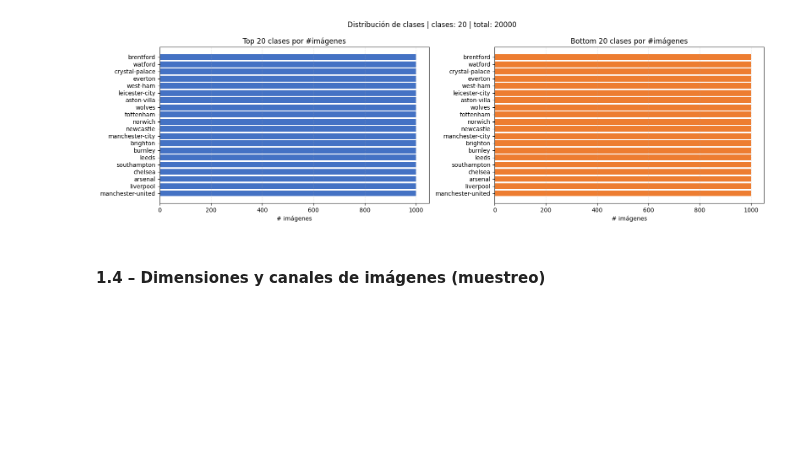
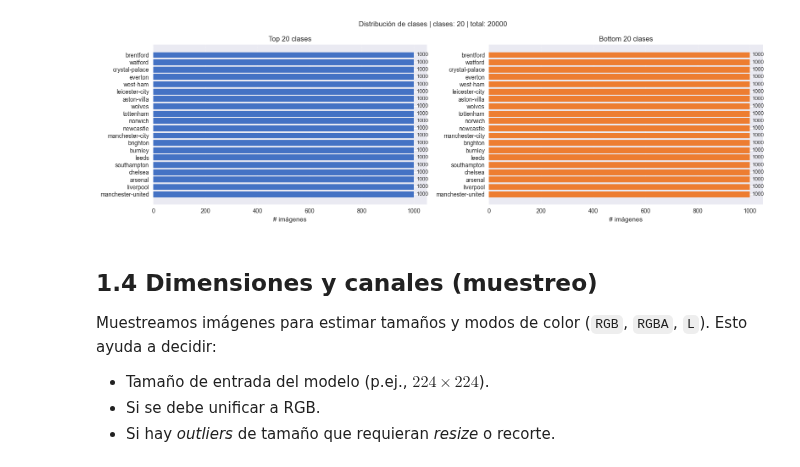
Before and after one commit to esteban0903/AREP-CONVOLUTIONAL-LAYERS, a Jupyter notebook: eda_dataset_exploration.ipynb, the cells around one changed output. Saved outputs shown, nothing was run; the diff lists cells and outputs as text; code cells hidden in the pictures; blank space fills up the shorter version.

```diff
--- a/eda_dataset_exploration.ipynb
+++ b/eda_dataset_exploration.ipynb
@@ -93,35 +172,49 @@ Aquí analizaremos la distribución de las clases en el dataset para asegurarnos
 # %%
 import pandas as pd
 import matplotlib.pyplot as plt
 
 def plot_labels_13(df: pd.DataFrame, top_n: int = 20, label_col: str = "team_name"):
     vc = df[label_col].value_counts()
     n_classes = df[label_col].nunique()
+    total = len(df)
 
+    plt.style.use("seaborn-v0_8")
     fig, axes = plt.subplots(1, 2, figsize=(16, 5))
+
+    def annotate_bars(ax):
+        for p in ax.patches:
+            w = p.get_width()
+            ax.text(w + max(vc.values) * 0.01, p.get_y() + p.get_height() / 2,
+                    f"{int(w)}", va="center", fontsize=9)
 
     top = vc.head(top_n).sort_values(ascending=True)
     axes[0].barh(top.index, top.values, color="#4472C4")
-    axes[0].set_title(f"Top {top_n} clases por #imágenes")
+    axes[0].set_title(f"Top {top_n} clases")
     axes[0].set_xlabel("# imágenes")
     axes[0].grid(axis="x", linestyle="--", alpha=0.3)
+    annotate_bars(axes[0])
 
     bottom = vc.tail(top_n).sort_values(ascending=True)
     axes[1].barh(bottom.index, bottom.values, color="#ED7D31")
-    axes[1].set_title(f"Bottom {top_n} clases por #imágenes")
+    axes[1].set_title(f"Bottom {top_n} clases")
     axes[1].set_xlabel("# imágenes")
     axes[1].grid(axis="x", linestyle="--", alpha=0.3)
+    annotate_bars(axes[1])
 
-    plt.suptitle(f"Distribución de clases | clases: {n_classes} | total: {len(df)}")
+    fig.suptitle(f"Distribución de clases | clases: {n_classes} | total: {total}")
     plt.tight_layout()
     plt.show()
 
-# USO
 plot_labels_13(labels_df, top_n=20)
 # %% [output]
-[figure, old version]
+[figure, new version]
-# %% [markdown]
-#### **1.4 – Dimensiones y canales de imágenes (muestreo)**
+# %% [markdown]
+## 1.4 Dimensiones y canales (muestreo)
+Muestreamos imágenes para estimar tamaños y modos de color (`RGB`, `RGBA`, `L`).
+Esto ayuda a decidir:
+- Tamaño de entrada del modelo (p.ej., $224\times224$).
+- Si se debe unificar a RGB.
+- Si hay *outliers* de tamaño que requieran *resize* o recorte.
 # %%
 from pathlib import Path
 import numpy as np
```
Also changed, not shown: parts of 57 cells of this notebook, 6 other files.
